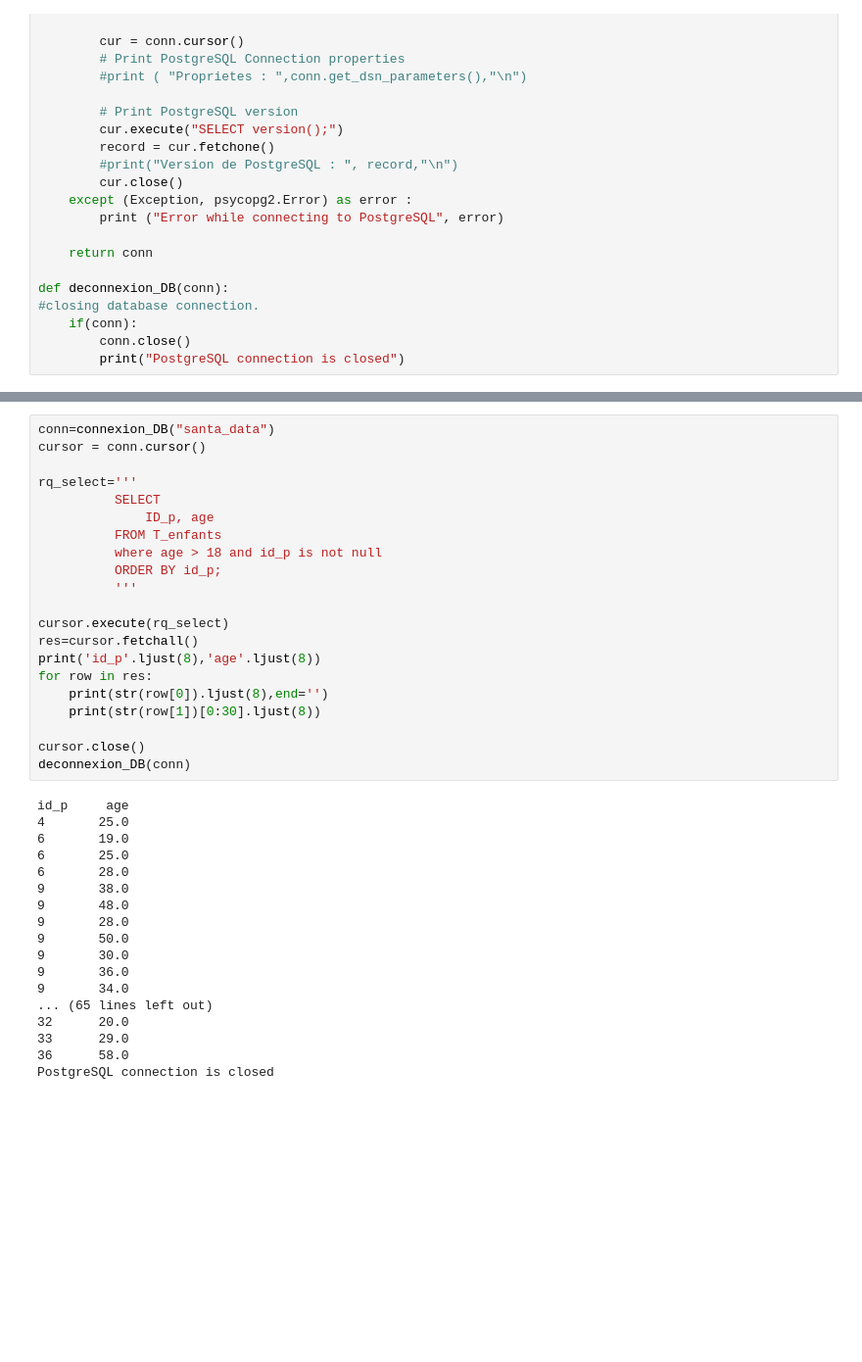
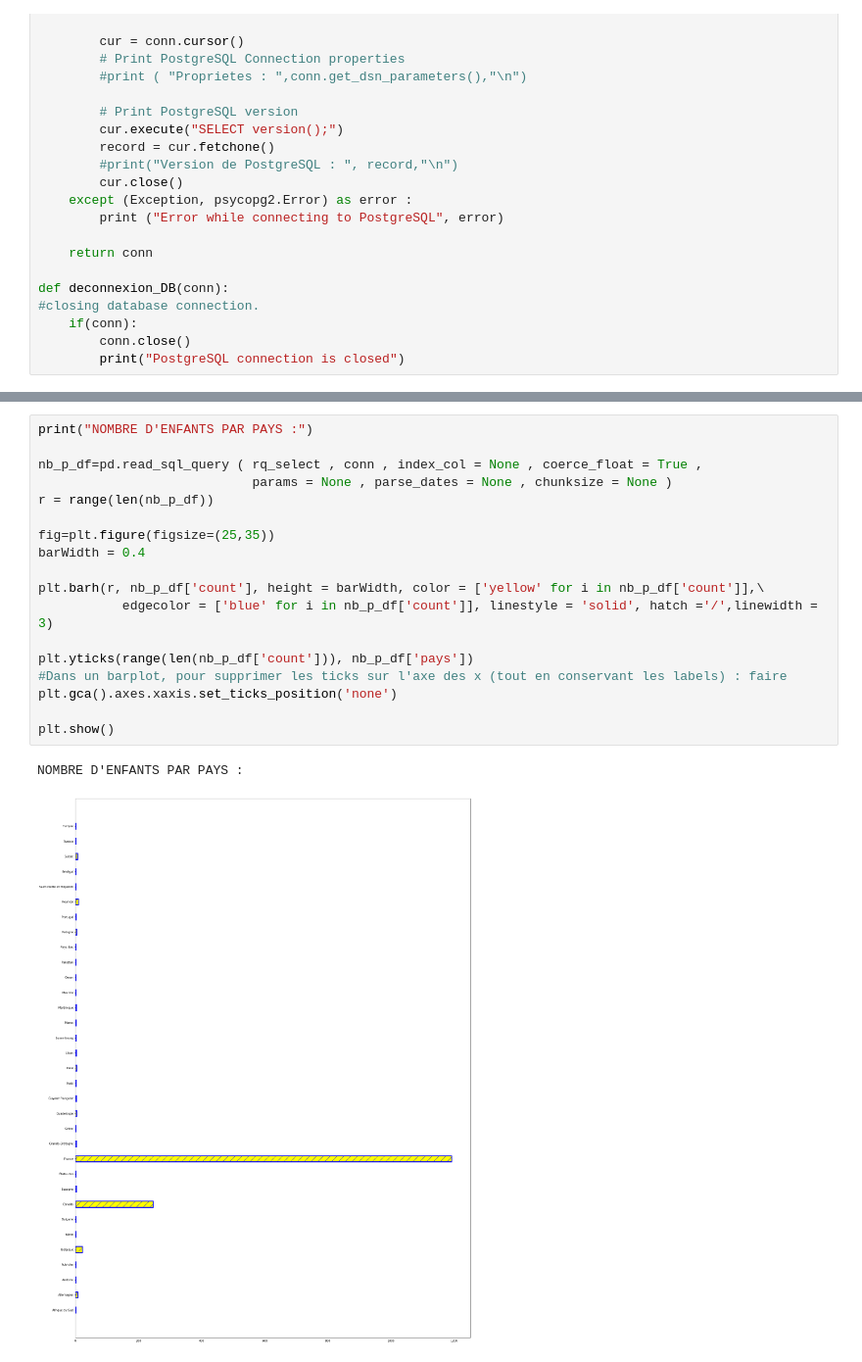
Before and after one commit to ZDubeau/santa-data-project, a Jupyter notebook: 9_adult_enfant_visualisation.ipynb, the cells around one changed output, grey strips where cells are left out. Shown at 98% size. Saved outputs shown, nothing was run; the diff lists cells and outputs as text; blank space fills up the shorter version.

```diff
--- a/9_adult_enfant_visualisation.ipynb
+++ b/9_adult_enfant_visualisation.ipynb
@@ -176,39 +244,21 @@ PostgreSQL connection is closed
-# %%
-conn=connexion_DB("santa_data")
-cursor = conn.cursor()
-
-rq_select='''
-          SELECT
-              ID_p, age
-          FROM T_enfants
-          where age > 18 and id_p is not null
-          ORDER BY id_p;
-          '''
-
-cursor.execute(rq_select)
-res=cursor.fetchall()
-print('id_p'.ljust(8),'age'.ljust(8))
-for row in res:
-    print(str(row[0]).ljust(8),end='')
-    print(str(row[1])[0:30].ljust(8))
-
-cursor.close()
-deconnexion_DB(conn)
-# %% [output]
-id_p     age
-4       25.0
-6       19.0
-6       25.0
-6       28.0
-9       38.0
-9       48.0
-9       28.0
-9       50.0
-9       30.0
-9       36.0
-9       34.0
-... (65 lines left out)
-32      20.0
-33      29.0
-36      58.0
-PostgreSQL connection is closed
+# %%
+print("NOMBRE D'ENFANTS PAR PAYS :")
+
+nb_p_df=pd.read_sql_query ( rq_select , conn , index_col = None , coerce_float = True ,
+                            params = None , parse_dates = None , chunksize = None )
+r = range(len(nb_p_df))
+
+fig=plt.figure(figsize=(25,35))
+barWidth = 0.4
+
+plt.barh(r, nb_p_df['count'], height = barWidth, color = ['yellow' for i in nb_p_df['count']],\
+           edgecolor = ['blue' for i in nb_p_df['count']], linestyle = 'solid', hatch ='/',linewidth = 3)
+
+plt.yticks(range(len(nb_p_df['count'])), nb_p_df['pays'])
+#Dans un barplot, pour supprimer les ticks sur l'axe des x (tout en conservant les labels) : faire
+plt.gca().axes.xaxis.set_ticks_position('none')
+
+plt.show()
+# %% [output]
+NOMBRE D'ENFANTS PAR PAYS :
+[figure, added]
```
Also changed, not shown: parts of 6 cells of this notebook.
